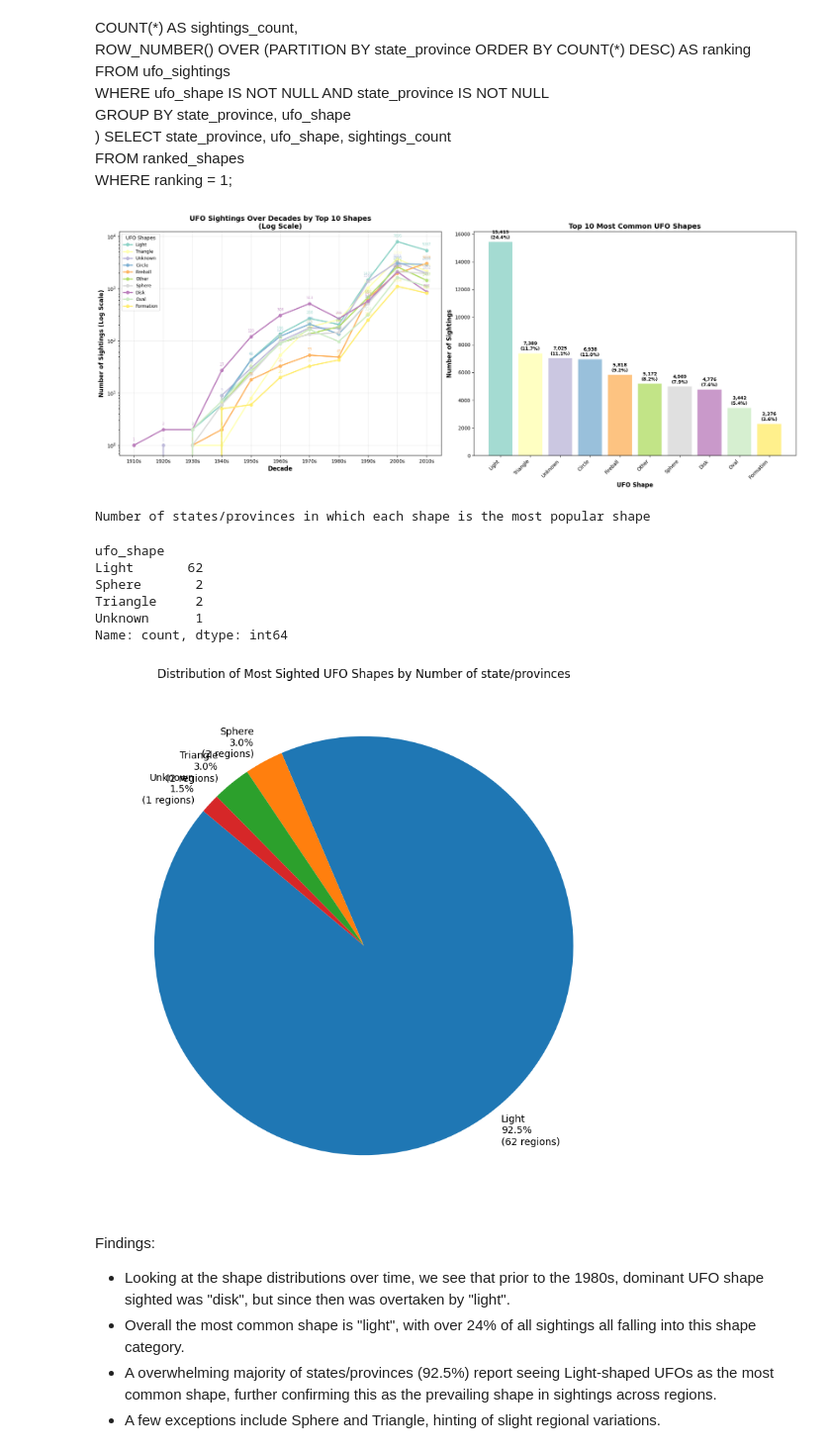
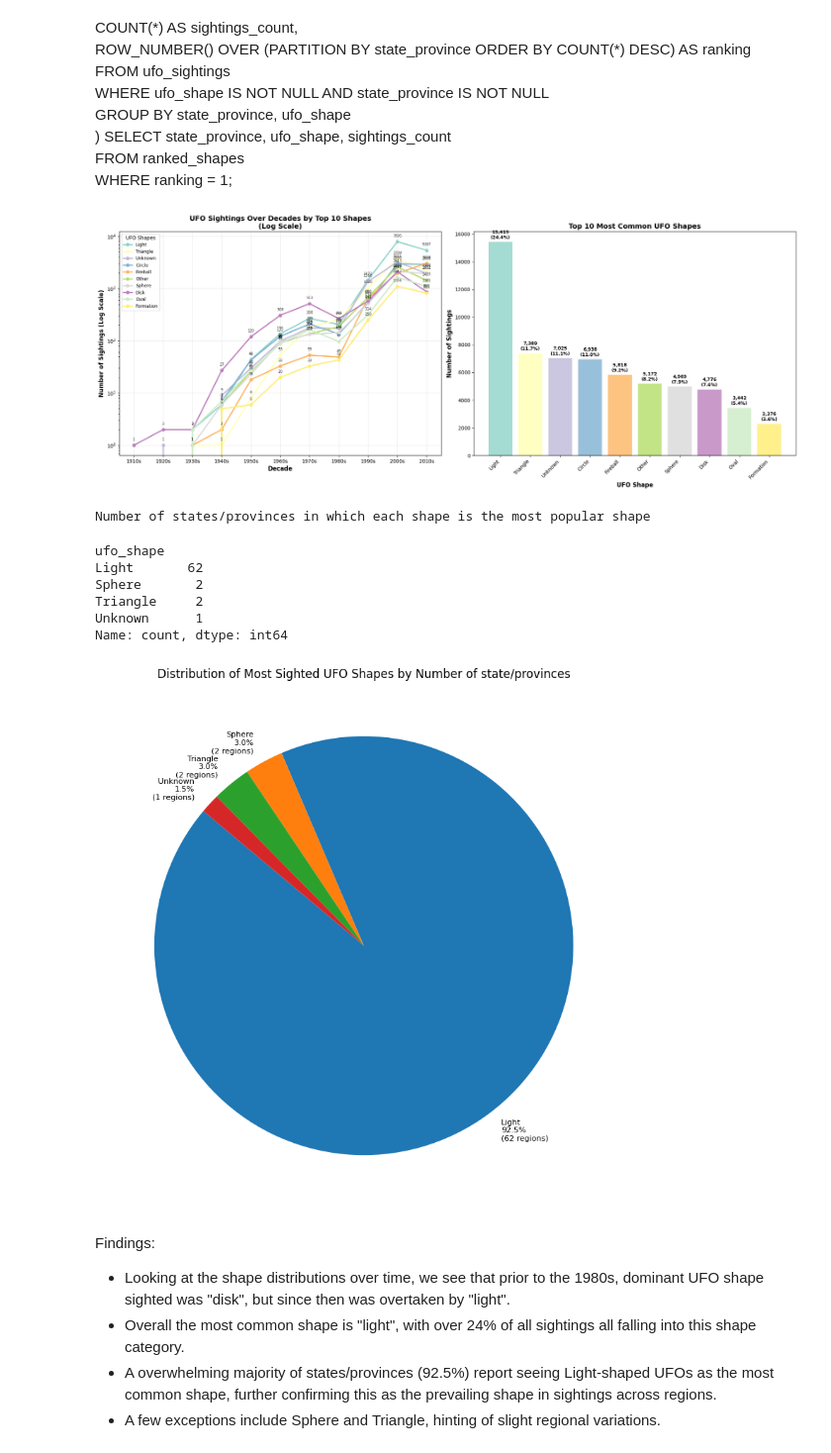
Before and after one commit to brisson0916/ufo_sightings_analysis_tableau, a Jupyter notebook: analysis_plot_graph.ipynb, the cells around one changed output. Shown at 99% size. Drawn from its saved outputs; the diff is of its cells as text; code cells hidden in the pictures.

```diff
--- a/analysis_plot_graph.ipynb
+++ b/analysis_plot_graph.ipynb
@@ -395,7 +377,6 @@ FROM ufo_sightings
 GROUP BY FLOOR(year / 10) * 10, ufo_shape
 ORDER BY decade, count DESC;
 """.format(','.join([f"'{shape}'" for shape in top_shapes_list]))
-
 df_decade_shapes = pd.read_sql(query_decade_shapes, con=engine)
 
 # Pivot the data for easier plotting
@@ -412,11 +393,10 @@ for i, shape in enumerate(top_shapes_list):
 
         # Add data labels for each decade point
         for decade, count in zip(df_pivot_decade.index, df_pivot_decade[shape]):
-            if count > 0:
-                ax1.annotate(f'{int(count)}', (decade, count),
-                           textcoords="offset points", xytext=(0,8),
-                           ha='center', va='bottom', fontsize=7,
-                           color=colors[i], alpha=0.8)
+            ax1.annotate(f'{int(count)}', (decade, count),
+                        textcoords="offset points", xytext=(0,8),
+                        ha='center', va='bottom', fontsize=7,
+                        color='black', alpha=0.8)
 
 ax1.set_xlabel('Decade', fontsize=12, fontweight='bold')
 ax1.set_ylabel('Number of Sightings (Log Scale)', fontsize=12, fontweight='bold')
@@ -428,7 +408,7 @@ ax1.legend(title='UFO Shapes', title_fontsize=10, fontsize=9,
 ax1.grid(True, alpha=0.3)
 ax1.set_xticks(df_pivot_decade.index)
 
-# Format x-axis labels to show decades values
+# add x-axis labels for decades values
 decade_labels = [f"{int(decade)}s" for decade in df_pivot_decade.index]
 ax1.set_xticklabels(decade_labels)
 
@@ -472,7 +452,7 @@ for bar, count, percentage in zip(bars, df_shapes['count'], df_shapes['percentag
 plt.tight_layout()
 plt.show()
 # %% [output]
-[figure, old version]
+[figure, new version]
 # %%
 # Run the CTE to get the Number of states/provinces in which each shape is the most popular shape
 query = """
@@ -504,34 +484,33 @@ Unknown      1
 Name: count, dtype: int64
 # %%
 #graph for the Number of states/provinces in which each shape is the most popular shape
-
 
 # Count how many states/provinces have each shape as most sighted
 shape_counts = df_state_top_shape['ufo_shape'].value_counts().reset_index()
 shape_counts.columns = ['ufo_shape', 'region_count']
 
 # Calculate percentages
 shape_counts['percentage'] = 100 * shape_counts['region_count'] / shape_counts['region_count'].sum()
 
 #slice labels:
 labels = shape_counts.apply(
     lambda row: f"{row['ufo_shape']}\n{row['percentage']:.1f}%\n({row['region_count']} regions)", axis=1
 )
 
 # Plot pie chart
 plt.figure(figsize=(10, 8))
 plt.pie(
     shape_counts['region_count'],
     labels=labels,
     startangle=140,
-    textprops={'fontsize': 10}
+    textprops={'fontsize': 8}
 )
 
 plt.title("Distribution of Most Sighted UFO Shapes by Number of state/provinces")
 plt.tight_layout()
 plt.show()
 # %% [output]
-[figure, old version]
+[figure, new version]
 # %% [markdown]
 Findings:
 - Looking at the shape distributions over time, we see that prior to the 1980s, dominant UFO shape sighted was "disk", but since then was overtaken by "light".
```
Also changed, not shown: parts of 6 cells of this notebook, 1 other file.
